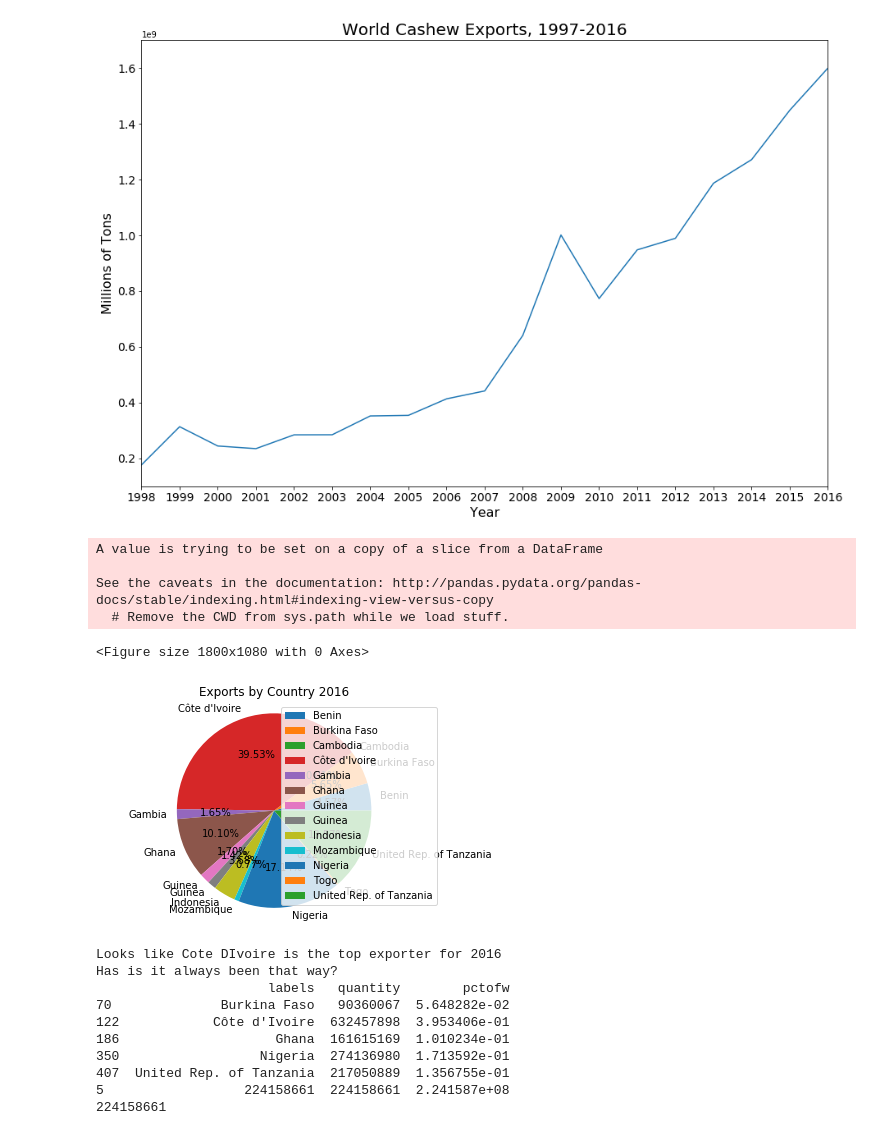
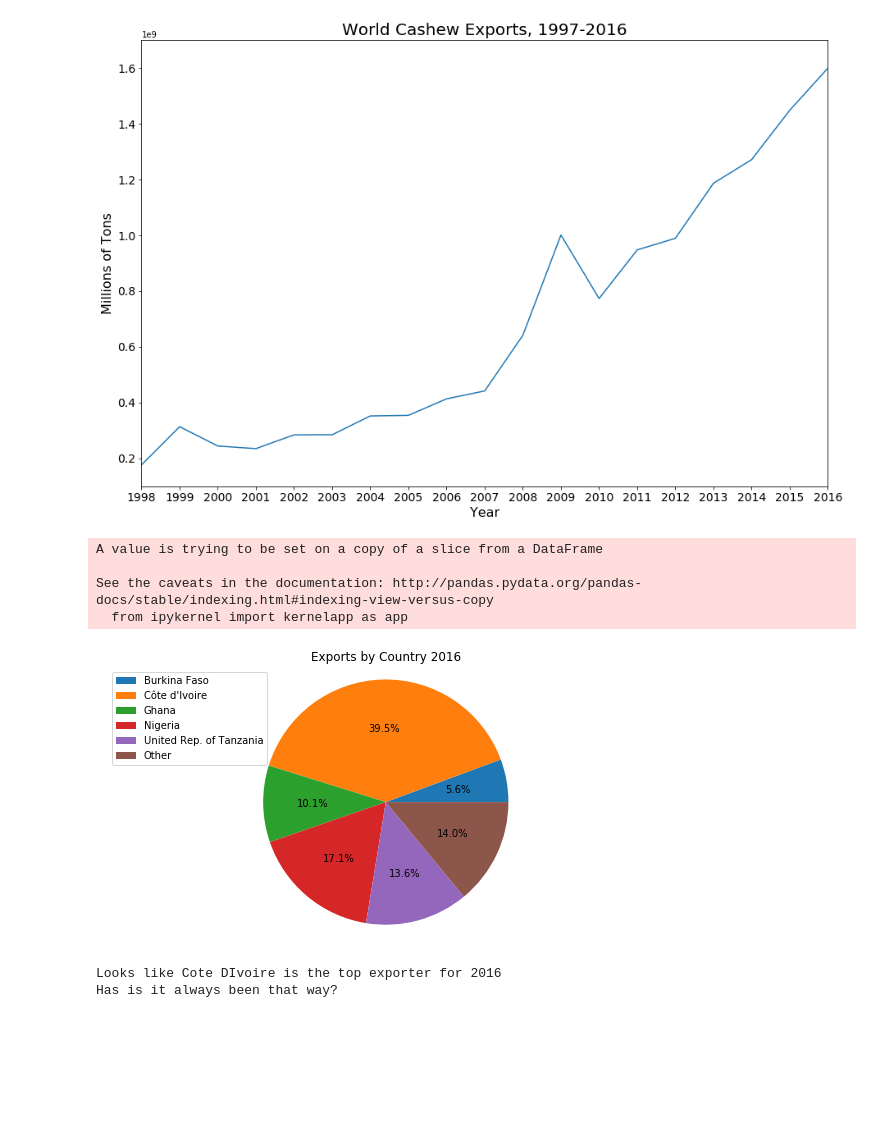
Before and after one commit to ExtraLime/cashew, a Jupyter notebook: roughdraft.ipynb, the cells around one changed output. Cells and saved outputs as stored; diff of their text form; code cells hidden in the pictures; blank space fills up the shorter version.

```diff
--- a/roughdraft.ipynb
+++ b/roughdraft.ipynb
@@ -9,6 +9,7 @@ exports = trade.loc[trade['Flow'] == 'Export'] #Separate Exports
 exports = exports.loc[exports['Country or Area'] != 'India']#Exclude India
 exports = exports.loc[exports['Country or Area'] != 'Viet Nam']#Exclude Viet Nam
 exports = exports.loc[exports['Country or Area'] != 'Brazil']#Exclude Brazil
+exports['pct'] = exports[]
 imports = trade.loc[trade['Flow'] == 'Import'] #Separate Imports
 by_year = exports.groupby(exports['Year'])['Quantity'].sum()#Group by year and sum exports
 # %%
@@ -26,41 +27,39 @@ Text(0.5,1,'World Cashew Exports, 1997-2016')
 [figure]
 # %%
 #See who the major players are
-recent = exports.loc[exports['Year']==2016]
+recent = exports.loc[exports['Year'] == 2016]#Snapshot 2016
+recenti = imports.loc[imports['Year'] == 2016]
+#Generate a DataFrame for a pie chart
 pie1 = pd.DataFrame()
 pie1['labels'] = recent['Country or Area']
 pie1['quantity'] = recent['Quantity']
 pie1['pctofw'] = recent['Quantity']/sum(recent['Quantity'])
-pie2 = pie1.loc[pie1['pctofw'] >= .05]
+#print(pie1) # Too many entries for a clean pie chart
+#Separate those who export at least 5% of world exports
 pie3 = pie1.loc[pie1['pctofw'] <= .05]
-other = sum(pie3['quantity'])
-pie2.loc[5] = other
-fig1 = plt.figure(figsize=(25,15))#I dont know why it wont get bigger
-fig1, ax1 = plt.subplots()
-ax1.pie(sizes, labels=labels, autopct='%1.2f%%')
-ax1.axis('equal')  # Equal aspect ratio ensures that pie is drawn as a circle.
-plt.legend(labels)
+pie2 = pie1.loc[pie1['pctofw'] >= .05] #the others
+
+#add a new entry for "Other" to the original DF.
+pie2.loc['6'] = ['Other', sum(pie3['quantity']), sum(pie3['pctofw'])]
+
+#Generate pie chart
+labelex = pie2['labels']
+plt.figure(figsize=(10, 5))
+plt.pie(pie2.quantity, autopct='%1.1f%%')
+plt.axis('equal')
 plt.title('Exports by Country 2016')
+plt.legend(labelex)
 plt.show()
+
+
 print("Looks like Cote DIvoire is the top exporter for 2016")
 print('Has is it always been that way?')
-print(pie2)
-print(other)
 # %% [output]
 A value is trying to be set on a copy of a slice from a DataFrame
 
 See the caveats in the documentation: http://pandas.pydata.org/pandas-docs/stable/indexing.html#indexing-view-versus-copy
-  # Remove the CWD from sys.path while we load stuff.
+  from ipykernel import kernelapp as app
+[figure, new version]
-<Figure size 1800x1080 with 0 Axes>
+Looks like Cote DIvoire is the top exporter for 2016
+Has is it always been that way?
-[figure, old version]
-Looks like Cote DIvoire is the top exporter for 2016
-Has is it always been that way?
-                      labels   quantity        pctofw
-70              Burkina Faso   90360067  5.648282e-02
-122            Côte d'Ivoire  632457898  3.953406e-01
-186                    Ghana  161615169  1.010234e-01
-350                  Nigeria  274136980  1.713592e-01
-407  United Rep. of Tanzania  217050889  1.356755e-01
-5                  224158661  224158661  2.241587e+08
-224158661
 # %%
```
Also changed, not shown: parts of 7 cells of this notebook.
